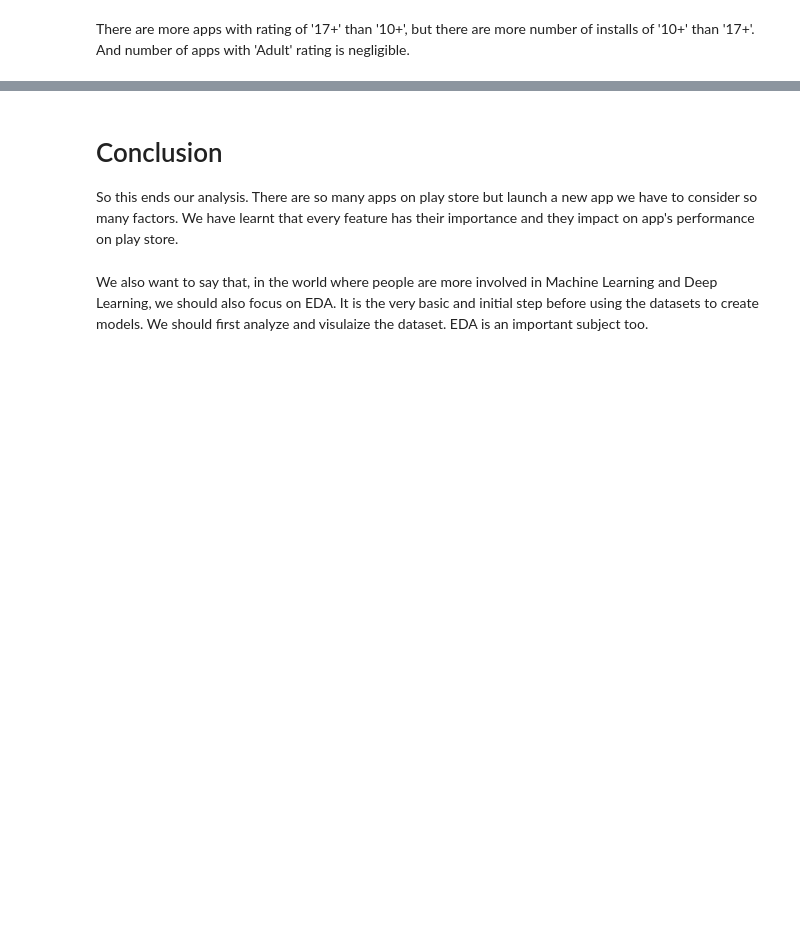
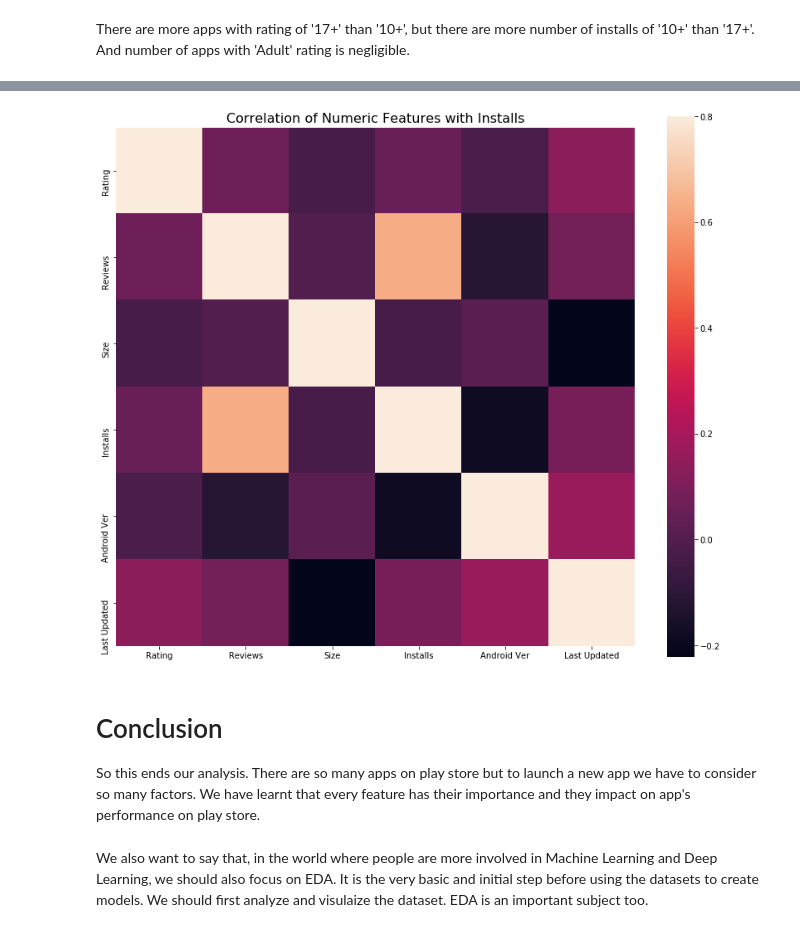
Before and after one commit to Kashish-Chugh/EDA_Play_Store_Apps, a Jupyter notebook: EDA_Google_Play_Store_App_Latest.ipynb, the cells around one changed output, grey strips where cells are left out. Drawn from its saved outputs; the diff is of its cells as text; code cells hidden in the pictures; blank space fills up the shorter version.

```diff
--- a/EDA_Google_Play_Store_App_Latest.ipynb
+++ b/EDA_Google_Play_Store_App_Latest.ipynb
@@ -530,0 +752,5 @@ There are more apps with rating of '17+' than '10+', but there are more number o
+# %%
+correlation = df[corr_cat].corr()
+
+print("\n Correlation of Installs with other selected features ")
+display(correlation['Installs'].sort_values(ascending=False))
@@ -531,7 +766,14 @@ There are more apps with rating of '17+' than '10+', but there are more number o
+# %%
+f , ax = plt.subplots(figsize = (14,12))
+title=plt.title('Correlation of Numeric Features with Installs',y=1,size=16)
+heatmap=sns.heatmap(correlation,square = True,  vmax=0.8)
+plt.show(heatmap)
+# %% [output]
+[figure, added]
 # %% [markdown]
 # Conclusion
  So this ends our analysis.
- There are so many apps on play store but launch a new app we have to consider so many factors.
+ There are so many apps on play store but to launch a new app we have to consider so many factors.
  We have learnt that every feature has their importance and they impact on app's performance on play store.
 # %% [markdown]
 We also want to say that, in the world where people are more involved in Machine Learning and Deep Learning, we should also focus on EDA. It is the very basic and initial step before using the datasets to create models. We should first analyze and visulaize the dataset. EDA is an important subject too.
```
Also changed, not shown: parts of 38 cells of this notebook.
